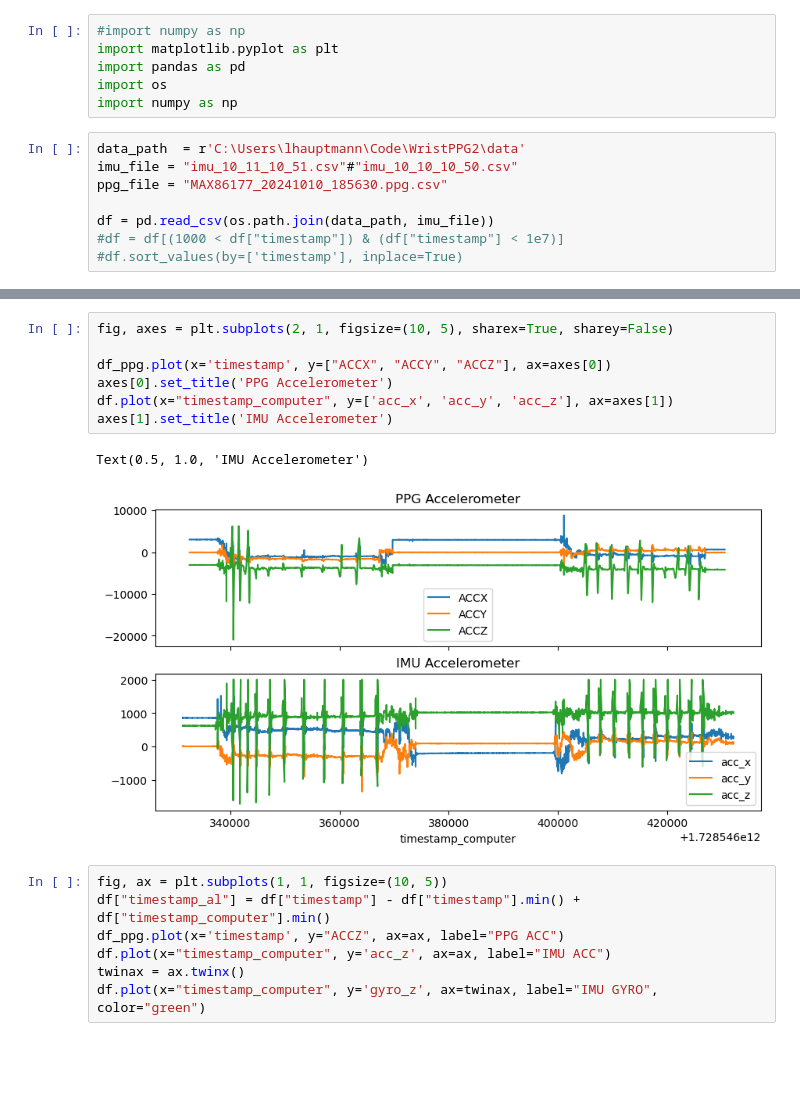
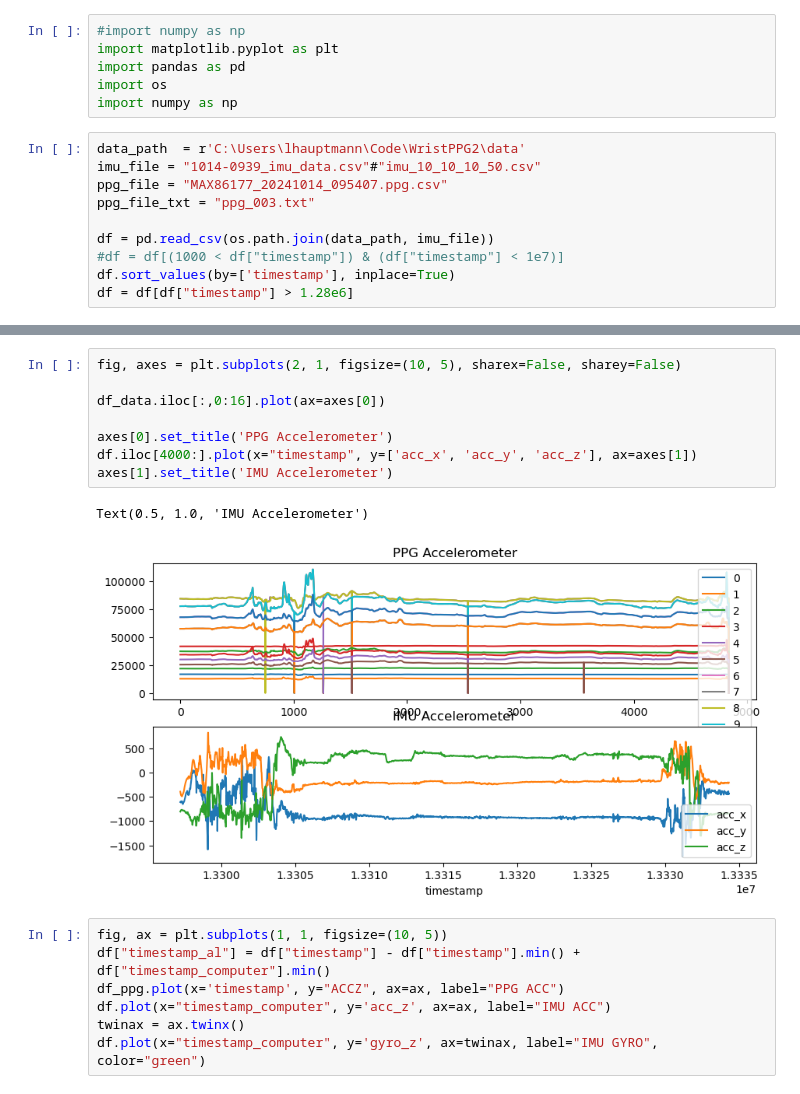
Before and after one commit to larshaupt/WristPPG, a Jupyter notebook: scripts/explore_data.ipynb, the cells around one changed output, grey strips where cells are left out. Cells and saved outputs as stored; diff of their text form; blank space fills up the shorter version.

Commit message:
changed data analysis

```diff
--- a/scripts/explore_data.ipynb
+++ b/scripts/explore_data.ipynb
@@ -6,9 +6,11 @@ import os
 import numpy as np
 # %%
 data_path  = r'C:\Users\lhauptmann\Code\WristPPG2\data'
-imu_file = "imu_10_11_10_51.csv"#"imu_10_10_10_50.csv"
-ppg_file = "MAX86177_20241010_185630.ppg.csv"
+imu_file = "1014-0939_imu_data.csv"#"imu_10_10_10_50.csv"
+ppg_file = "MAX86177_20241014_095407.ppg.csv"
+ppg_file_txt = "ppg_003.txt"
 
 df = pd.read_csv(os.path.join(data_path, imu_file))
 #df = df[(1000 < df["timestamp"]) & (df["timestamp"] < 1e7)]
-#df.sort_values(by=['timestamp'], inplace=True)
+df.sort_values(by=['timestamp'], inplace=True)
+df = df[df["timestamp"] > 1.28e6]
@@ -92,13 +69,14 @@ df_ppg.plot(y='ACCZ', ax=ax)
 # %%
-fig, axes = plt.subplots(2, 1, figsize=(10, 5), sharex=True, sharey=False)
+fig, axes = plt.subplots(2, 1, figsize=(10, 5), sharex=False, sharey=False)
 
-df_ppg.plot(x='timestamp', y=["ACCX", "ACCY", "ACCZ"], ax=axes[0])
+df_data.iloc[:,0:16].plot(ax=axes[0])
+
 axes[0].set_title('PPG Accelerometer')
-df.plot(x="timestamp_computer", y=['acc_x', 'acc_y', 'acc_z'], ax=axes[1])
+df.iloc[4000:].plot(x="timestamp", y=['acc_x', 'acc_y', 'acc_z'], ax=axes[1])
 axes[1].set_title('IMU Accelerometer')
 # %% [output]
 Text(0.5, 1.0, 'IMU Accelerometer')
-[figure, old version]
+[figure, new version]
 # %%
 fig, ax = plt.subplots(1, 1, figsize=(10, 5))
 df["timestamp_al"] = df["timestamp"] - df["timestamp"].min() + df["timestamp_computer"].min()
```
Also changed, not shown: parts of 13 cells of this notebook.
